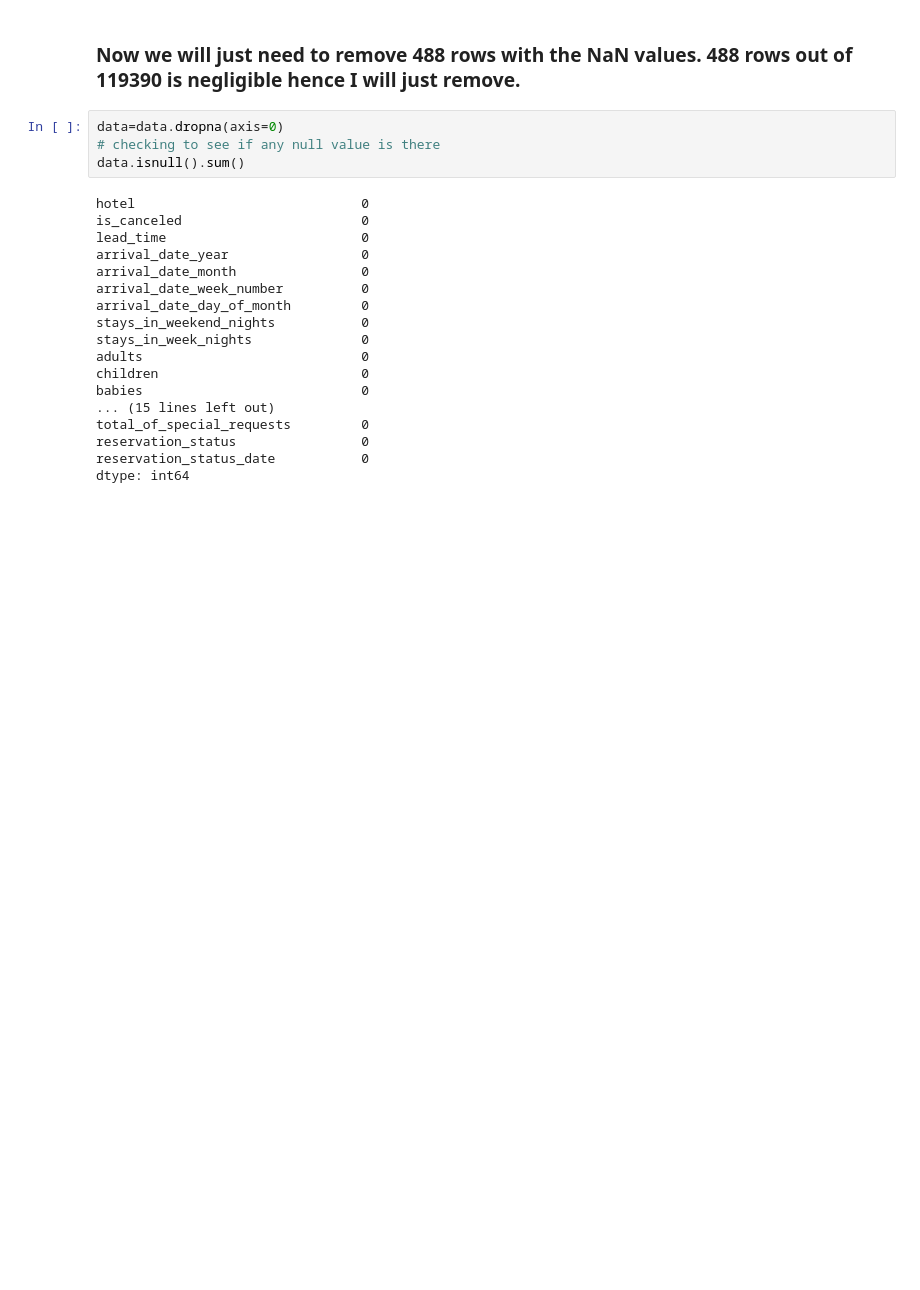
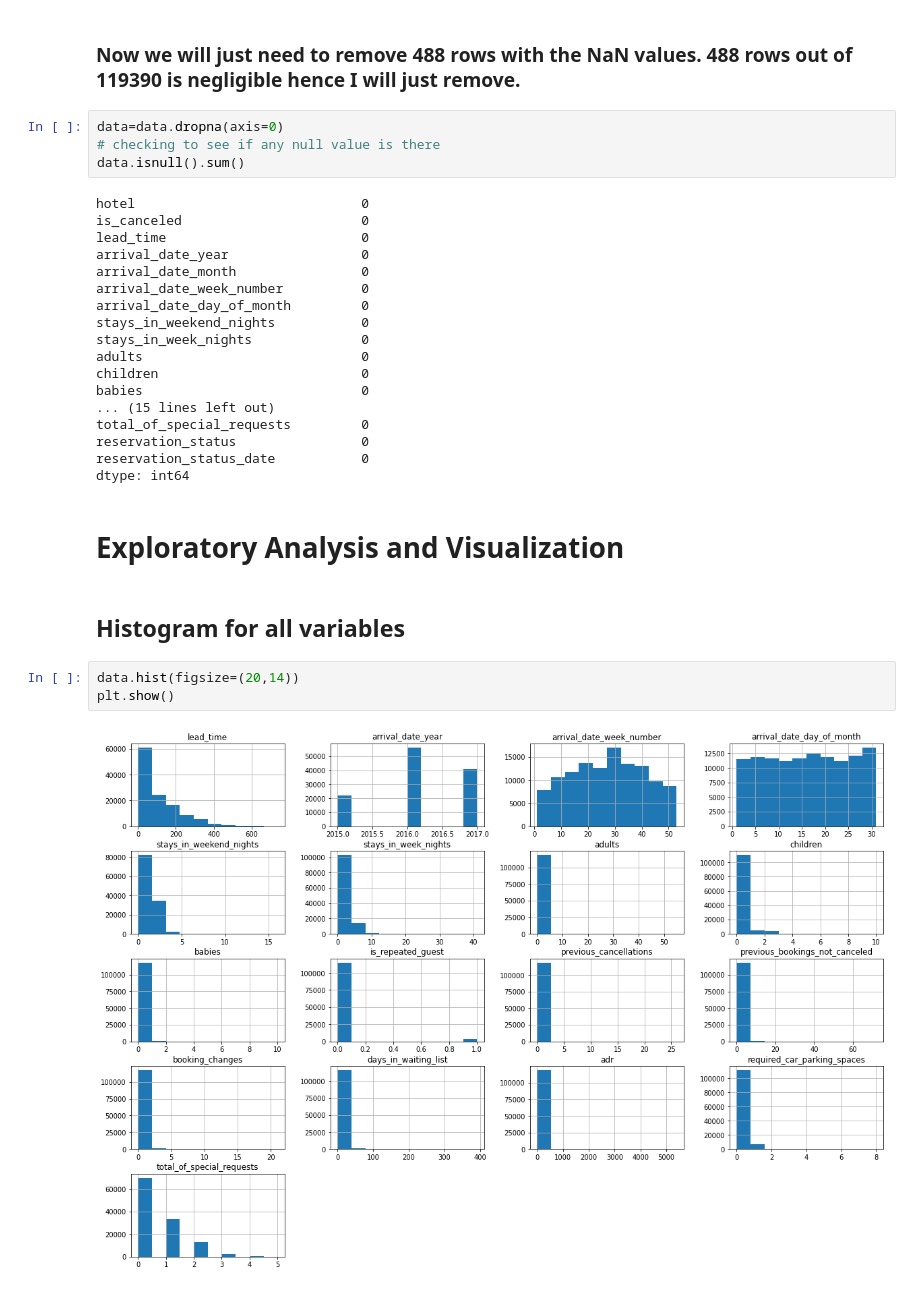
Before and after one commit to Deven876/Capstone-1-Hotel-Booking-Analysis, a Jupyter notebook: Capstone_Project_1_Hotel_Booking_Analysis.ipynb, the cells around one changed output. Cells and saved outputs as stored; diff of their text form; blank space fills up the shorter version.

Commit message:
overviewing various categories and visualize

```diff
--- a/Capstone_Project_1_Hotel_Booking_Analysis.ipynb
+++ b/Capstone_Project_1_Hotel_Booking_Analysis.ipynb
@@ -232,3 +239,12 @@ total_of_special_requests         0
 reservation_status                0
 reservation_status_date           0
 dtype: int64
+# %% [markdown]
+# **Exploratory Analysis and Visualization**
+# %% [markdown]
+## Histogram for all variables
+# %%
+data.hist(figsize=(20,14))
+plt.show()
+# %% [output]
+[figure, added]
```
Also changed, not shown: parts of 26 cells of this notebook.
